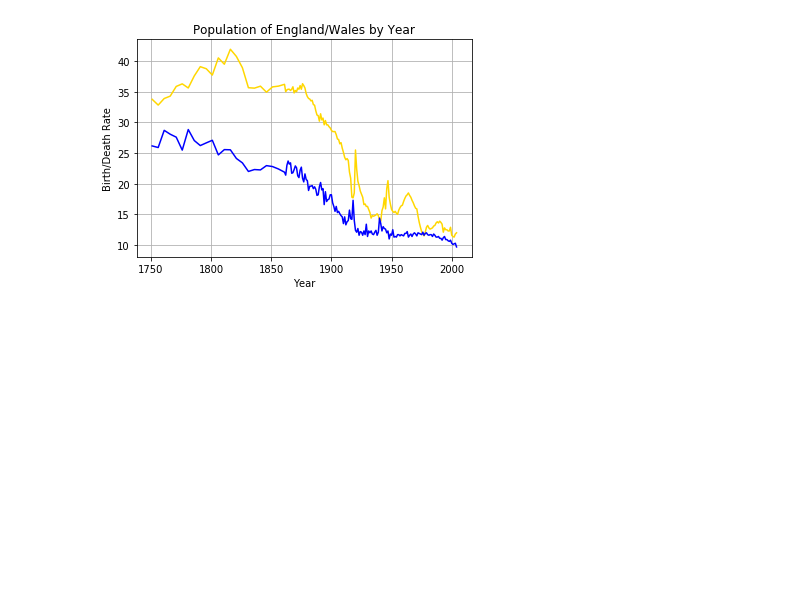
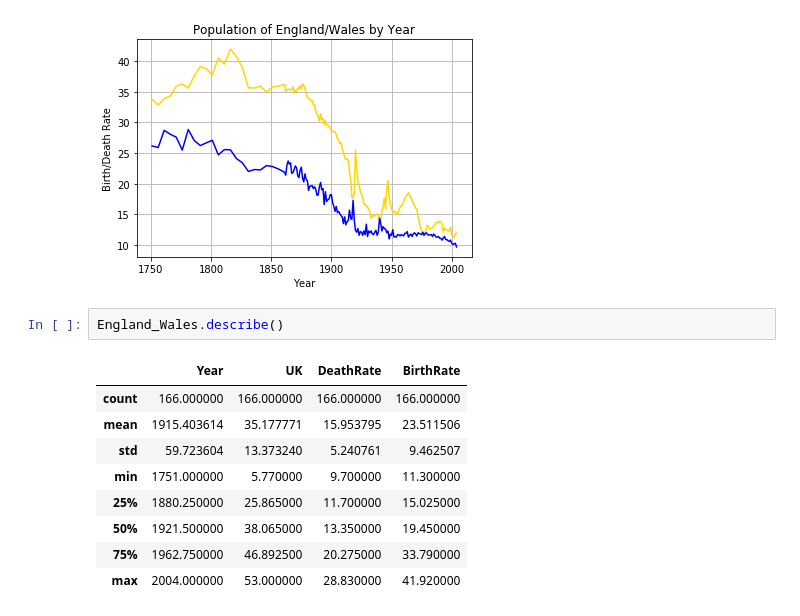
Before and after one commit to ds-modules/HIST-160, a Jupyter notebook: FINAL_intro_graphs.ipynb, the cells around one changed output. Saved outputs shown, nothing was run; the diff lists cells and outputs as text; blank space fills up the shorter version.

Commit message:
mean, std, max, min done

```diff
--- a/FINAL_intro_graphs.ipynb
+++ b/FINAL_intro_graphs.ipynb
@@ -480,3 +480,15 @@ plt.grid(True)
 plt.show()
 # %% [output]
 [figure]
+# %%
+England_Wales.describe()
+# %% [output]
+|  | Year | UK | DeathRate | BirthRate |
+| count | 166.000000 | 166.000000 | 166.000000 | 166.000000 |
+| mean | 1915.403614 | 35.177771 | 15.953795 | 23.511506 |
+| std | 59.723604 | 13.373240 | 5.240761 | 9.462507 |
+| min | 1751.000000 | 5.770000 | 9.700000 | 11.300000 |
+| 25% | 1880.250000 | 25.865000 | 11.700000 | 15.025000 |
+| 50% | 1921.500000 | 38.065000 | 13.350000 | 19.450000 |
+| 75% | 1962.750000 | 46.892500 | 20.275000 | 33.790000 |
+| max | 2004.000000 | 53.000000 | 28.830000 | 41.920000 |
```
Also changed, not shown: parts of 6 cells of this notebook.
